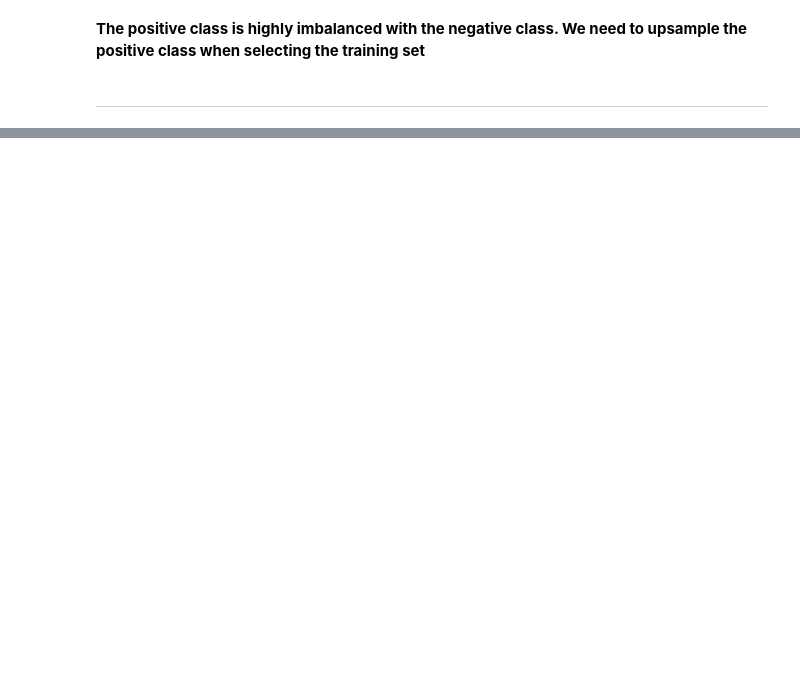
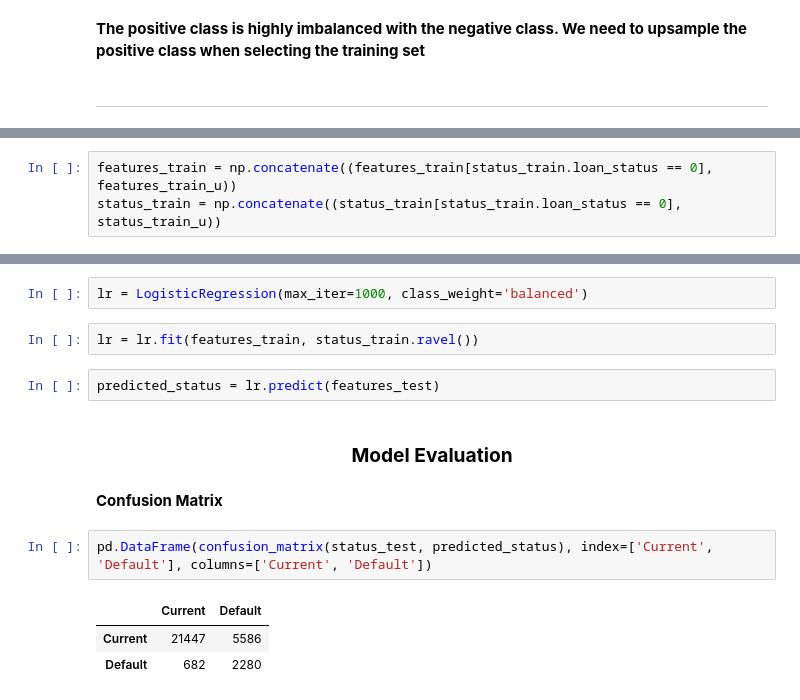
Before and after one commit to anthonywong611/Loan-Default-Prediction, a Jupyter notebook: notebooks/reports/model.ipynb, the cells around one changed output, grey strips where cells are left out. Saved outputs shown, nothing was run; the diff lists cells and outputs as text; blank space fills up the shorter version.

```diff
--- a/notebooks/reports/model.ipynb
+++ b/notebooks/reports/model.ipynb
@@ -31,0 +52,3 @@ px.bar(loan_status_count, x='percent', y='loan_status', color='loan_status', tex
+# %%
+features_train = np.concatenate((features_train[status_train.loan_status == 0], features_train_u))
+status_train = np.concatenate((status_train[status_train.loan_status == 0], status_train_u))
@@ -31,0 +63,16 @@ px.bar(loan_status_count, x='percent', y='loan_status', color='loan_status', tex
+# %%
+lr = LogisticRegression(max_iter=1000, class_weight='balanced')
+# %%
+lr = lr.fit(features_train, status_train.ravel())
+# %%
+predicted_status = lr.predict(features_test)
+# %% [markdown]
+### <center>**Model Evaluation**</center>
+# %% [markdown]
+**Confusion Matrix**
+# %%
+pd.DataFrame(confusion_matrix(status_test, predicted_status), index=['Current', 'Default'], columns=['Current', 'Default'])
+# %% [output]
+|  | Current | Default |
+| Current | 21447 | 5586 |
+| Default | 682 | 2280 |
```
Also changed, not shown: parts of 22 cells of this notebook, 2 other files.
